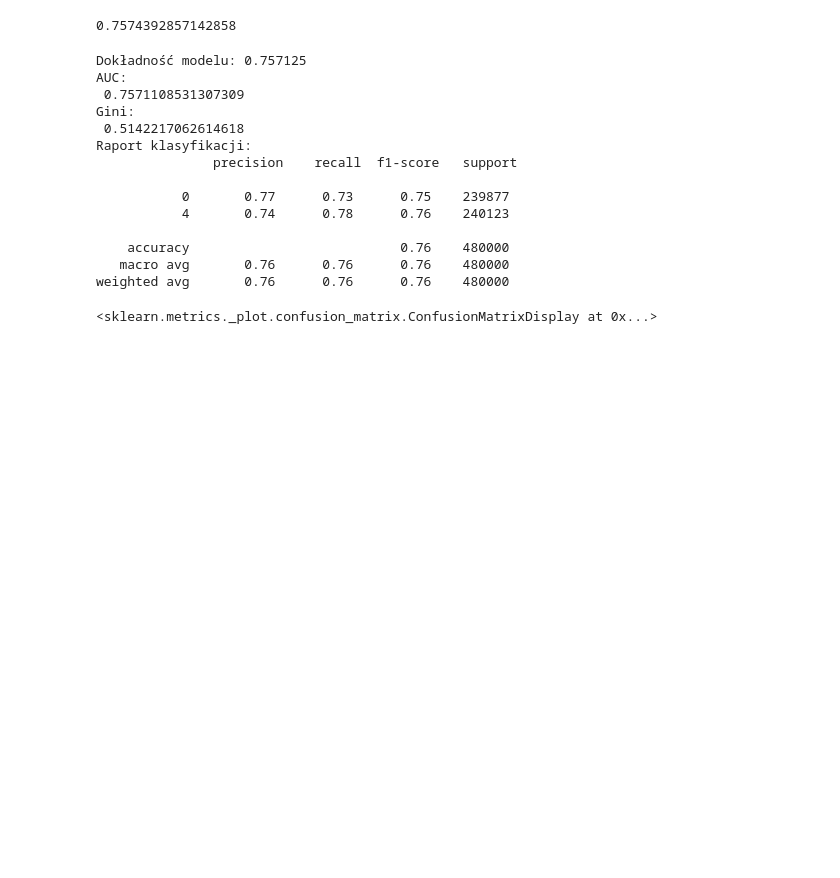
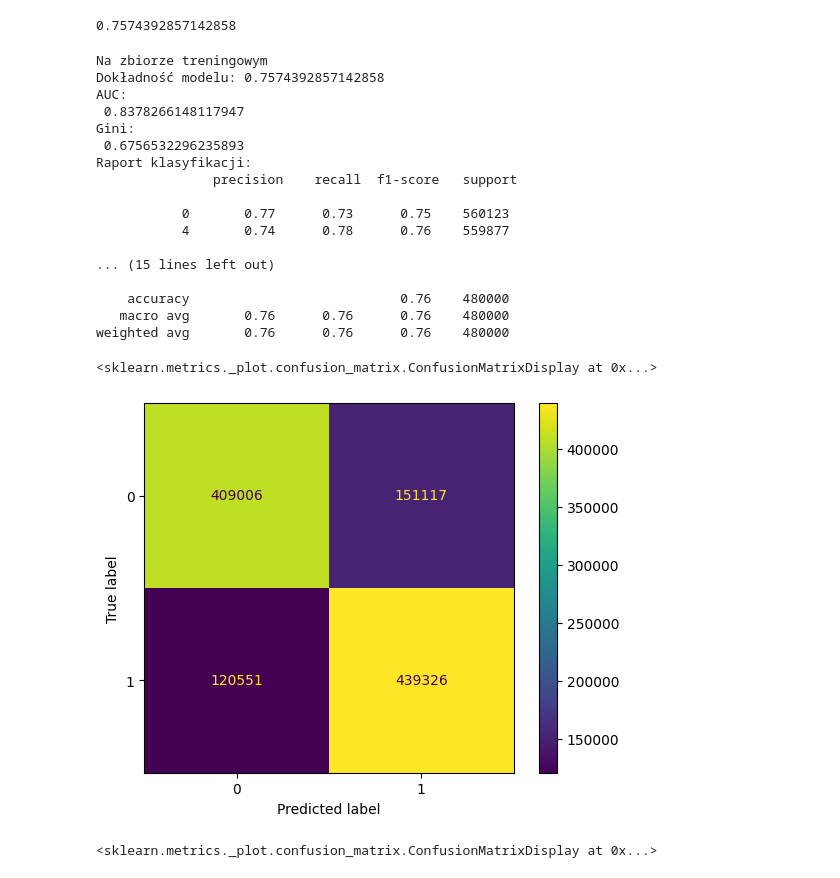
Before and after one commit to Bieslaw/LLMProject, a Jupyter notebook: Etap2.ipynb, the cells around one changed output. Cells and saved outputs as stored; diff of their text form; code cells hidden in the pictures; blank space fills up the shorter version.

```diff
--- a/Etap2.ipynb
+++ b/Etap2.ipynb
@@ -233,24 +256,46 @@ clf.score(X_train_vec, y_train)
 # %% [output]
 0.7574392857142858
 # %%
-y_pred = clf.predict(X_test_vec)
-print("Dokładność modelu:", accuracy_score(y_test, y_pred))
-print("AUC:\n", roc_auc_score(y_test, y_pred))
-print("Gini:\n", 2*roc_auc_score(y_test, y_pred)-1)
-print("Raport klasyfikacji:\n", classification_report(y_test, y_pred))
+y_train_pred = clf.predict(X_train_vec)
+y_train_pred_proba = clf.predict_proba(X_train_vec)
+y_test_pred = clf.predict(X_test_vec)
+y_test_pred_proba = clf.predict_proba(X_test_vec)
+print("Na zbiorze treningowym")
+print("Dokładność modelu:", accuracy_score(y_train, y_train_pred))
+auc = roc_auc_score(y_train, y_train_pred_proba[:,1])
+print("AUC:\n", auc)
+print("Gini:\n", 2*auc-1)
+print("Raport klasyfikacji:\n", classification_report(y_train, y_train_pred))
+
+print("Na zbiorze testowym")
+print("Dokładność modelu:", accuracy_score(y_test, y_test_pred))
+auc =  roc_auc_score(y_test, y_test_pred_proba[:,1])
+print("AUC:\n", auc )
+print("Gini:\n", 2*auc-1)
+print("Raport klasyfikacji:\n", classification_report(y_test, y_test_pred))
 # %% [output]
-Dokładność modelu: 0.757125
+Na zbiorze treningowym
+Dokładność modelu: 0.7574392857142858
 AUC:
- 0.7571108531307309
+ 0.8378266148117947
 Gini:
- 0.5142217062614618
+ 0.6756532296235893
 Raport klasyfikacji:
                precision    recall  f1-score   support
 
-           0       0.77      0.73      0.75    239877
-           4       0.74      0.78      0.76    240123
+           0       0.77      0.73      0.75    560123
+           4       0.74      0.78      0.76    559877
+
+... (15 lines left out)
 
     accuracy                           0.76    480000
    macro avg       0.76      0.76      0.76    480000
 weighted avg       0.76      0.76      0.76    480000
+# %%
+cm = confusion_matrix(y_train, y_train_pred)
+disp = ConfusionMatrixDisplay(confusion_matrix=cm)
+disp.plot()
+# %% [output]
+<sklearn.metrics._plot.confusion_matrix.ConfusionMatrixDisplay at 0x...>
+[figure, added]
 # %%
```
Also changed, not shown: parts of 7 cells of this notebook.
